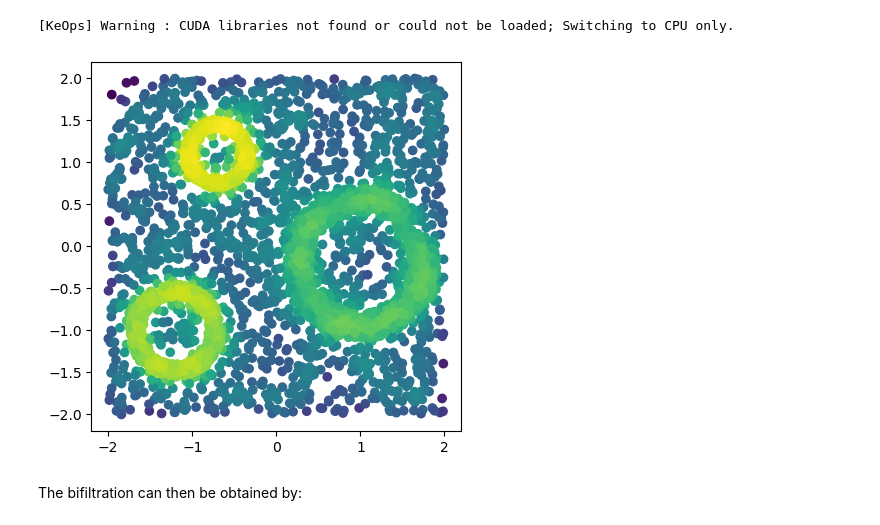
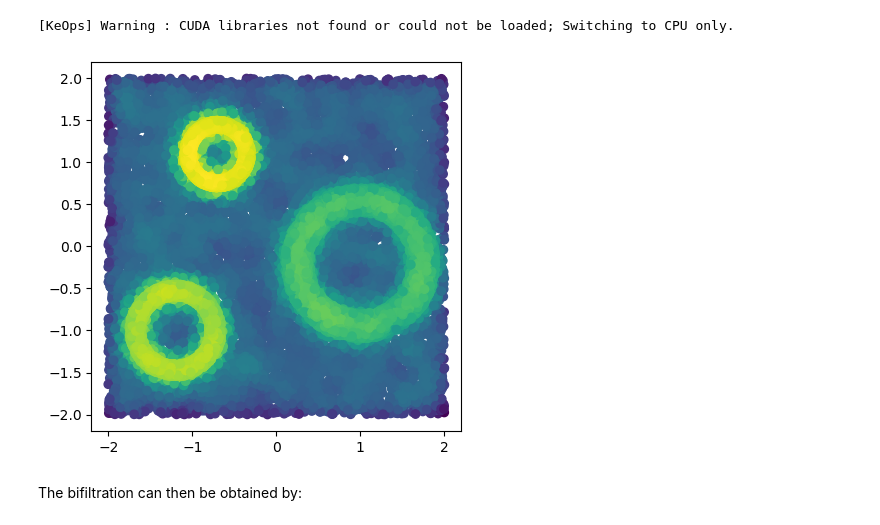
Before and after one commit to DavidLapous/multipers, a Jupyter notebook: docs/notebooks/function_delaunay.ipynb, the cells around one changed output. Saved outputs shown, nothing was run; the diff lists cells and outputs as text; code cells hidden in the pictures.

```diff
--- a/docs/notebooks/function_delaunay.ipynb
+++ b/docs/notebooks/function_delaunay.ipynb
@@ -27,12 +27,12 @@ import matplotlib.pyplot as plt
 # %% [output]
 [KeOps] Warning : CUDA libraries not found or could not be loaded; Switching to CPU only.
 # %%
-x = mp.data.three_annulus(2000, 2000)
+x = mp.data.three_annulus(10_000, 10_000)
 f = - mp.filtrations.density.KDE(bandwidth=.1, return_log=True).fit(x).score_samples(x)
 plt.scatter(*x.T, c = -f)
 plt.gca().set_aspect(1)
 # %% [output]
-[figure, old version]
+[figure, new version]
 # %% [markdown]
 The bifiltration can then be obtained by:
 # %%
```
Also changed, not shown: parts of 3 cells of this notebook.
